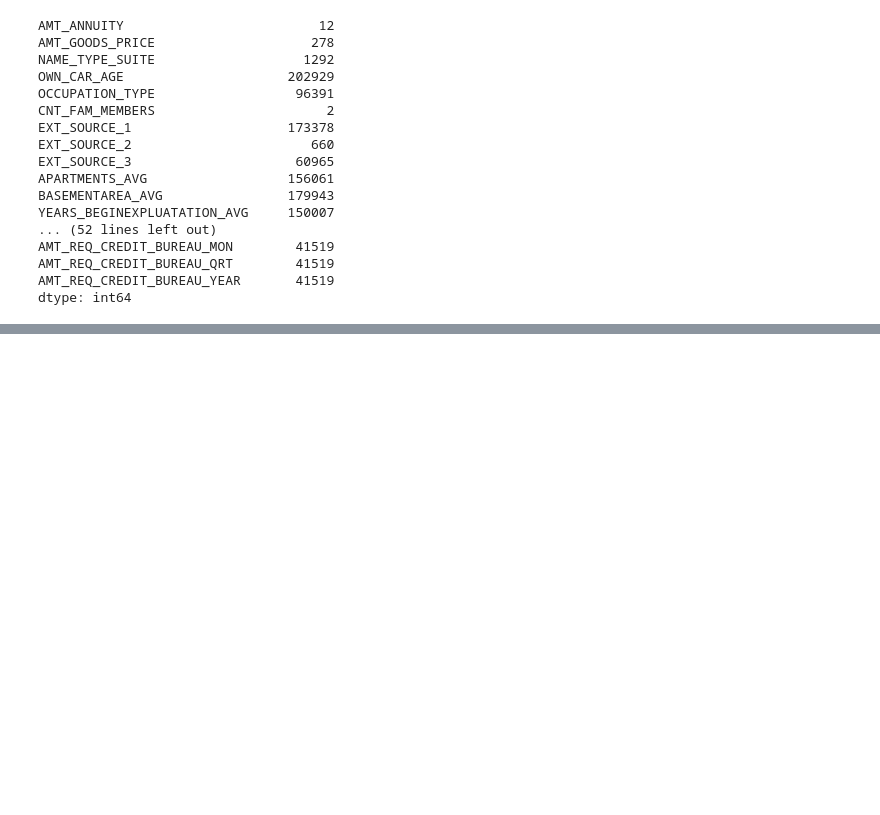
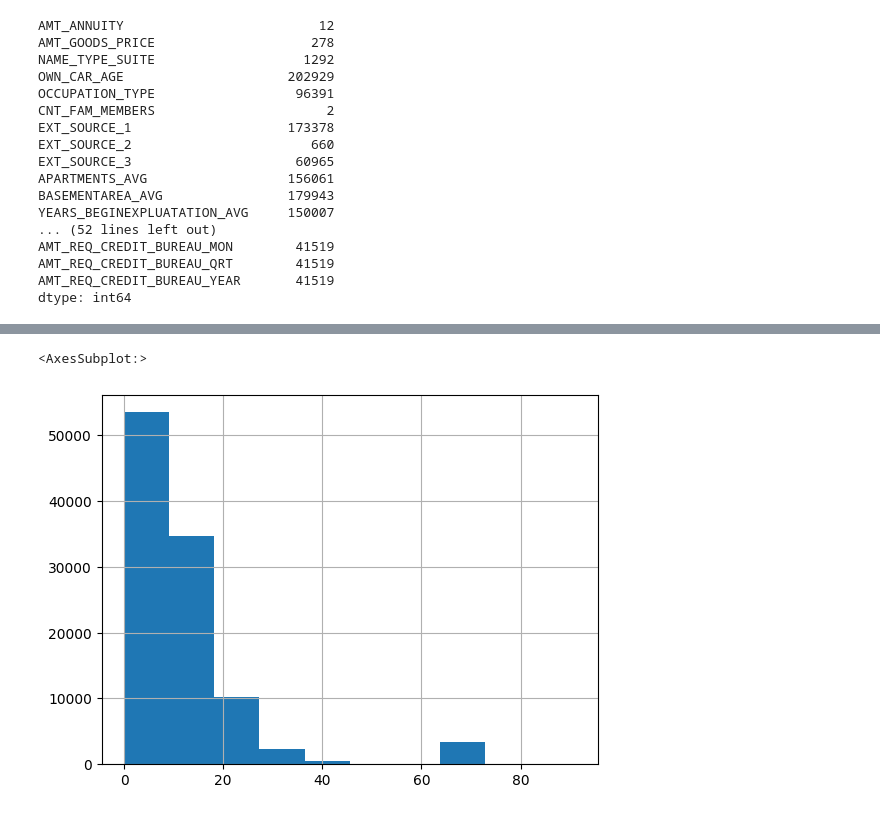
Before and after one commit to azoz01/default_prediction, a Jupyter notebook: eda/eda.ipynb, the cells around one changed output, grey strips where cells are left out. Cells and saved outputs as stored; diff of their text form; code cells hidden in the pictures; blank space fills up the shorter version.

```diff
--- a/eda/eda.ipynb
+++ b/eda/eda.ipynb
@@ -235,0 +277,5 @@ Impute with 0:
+# %%
+application["OWN_CAR_AGE"].hist()
+# %% [output]
+<AxesSubplot:>
+[figure, added]
```
Also changed, not shown: parts of 21 cells of this notebook, 45 other files.
